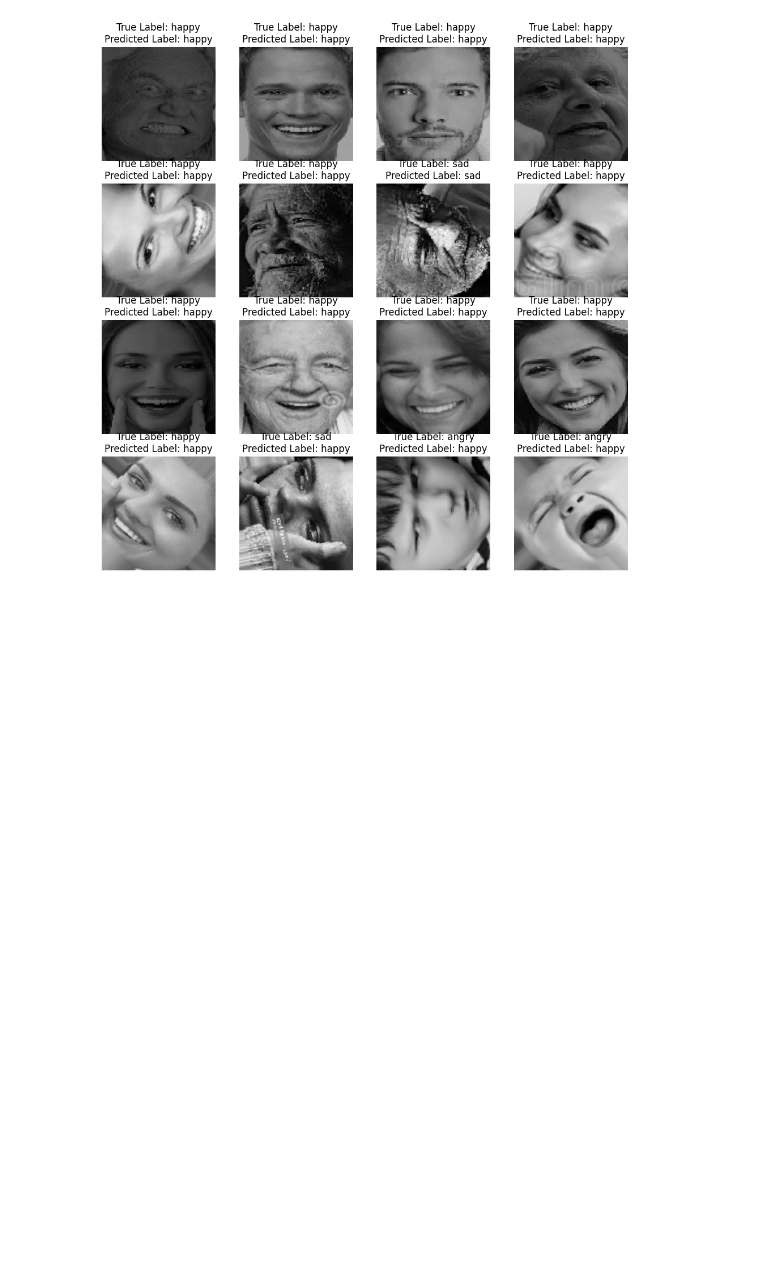
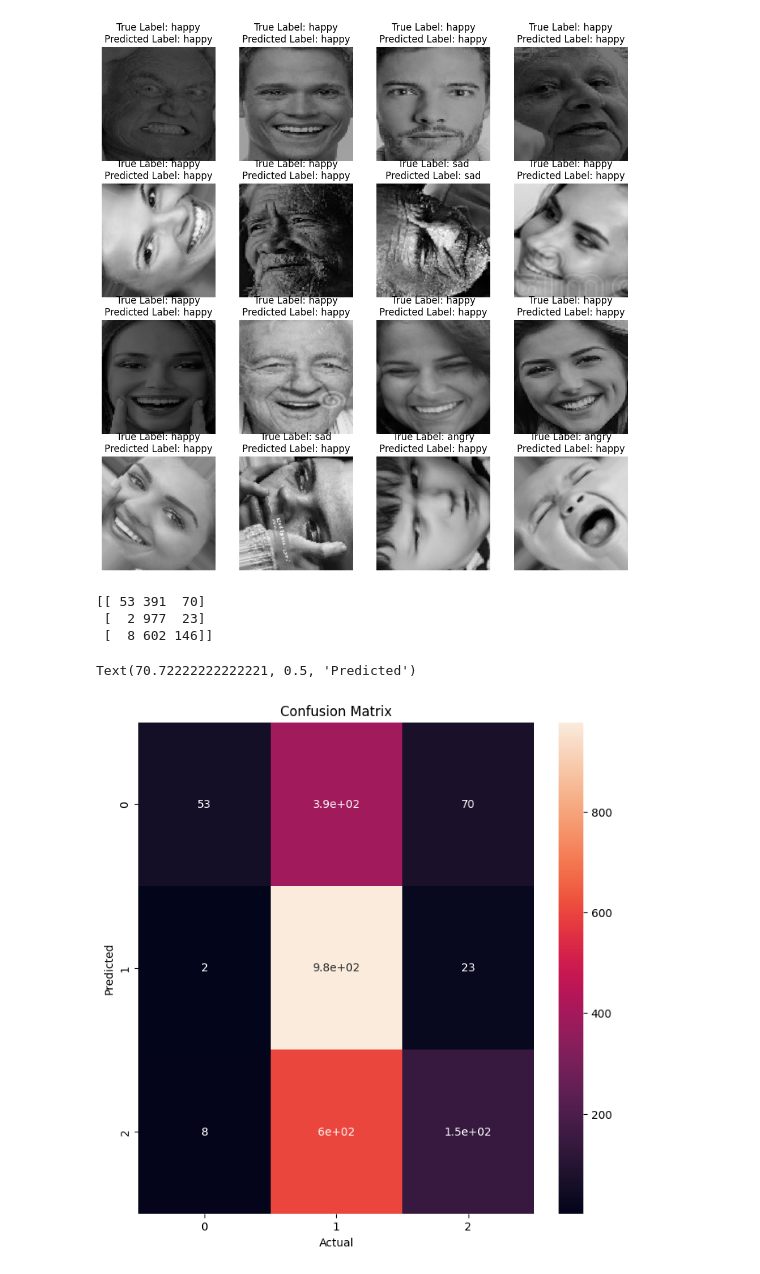
Before and after one commit to nathanr8/FaceDetection, a Jupyter notebook: FaceDetection.ipynb, the cells around one changed output. Drawn from its saved outputs; the diff is of its cells as text; code cells hidden in the pictures; blank space fills up the shorter version.

```diff
--- a/FaceDetection.ipynb
+++ b/FaceDetection.ipynb
@@ -283,4 +283,20 @@ for im, label in val_dataset:
   predicted.append(lenet_model(im))
   labels.append(label.numpy())
 # %%
-print(np.argmax(labels[:-1], axis = -1))
+lab = (np.argmax(labels[:-1], axis = -1).flatten())
+pred = (np.argmax(predicted[:-1], axis = -1).flatten())
+# %%
+cm = confusion_matrix(lab, pred)
+print(cm)
+plt.figure(figsize=(8,8))
+
+sns.heatmap(cm, annot=True,)
+plt.title('Confusion Matrix'.format(0.5))
+plt.xlabel('Actual')
+plt.ylabel('Predicted')
+# %% [output]
+[[ 53 391  70]
+ [  2 977  23]
+ [  8 602 146]]
+Text(70.72222222222221, 0.5, 'Predicted')
+[figure, added]
```
Also changed, not shown: parts of 4 cells of this notebook.
